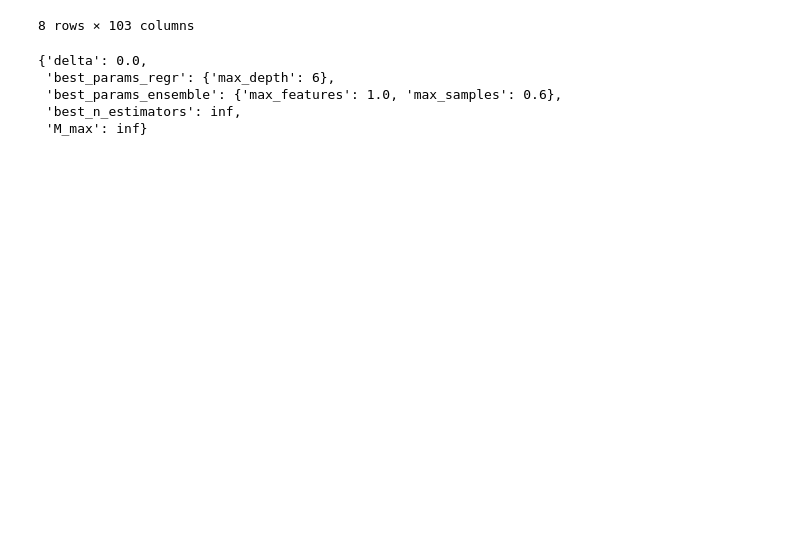
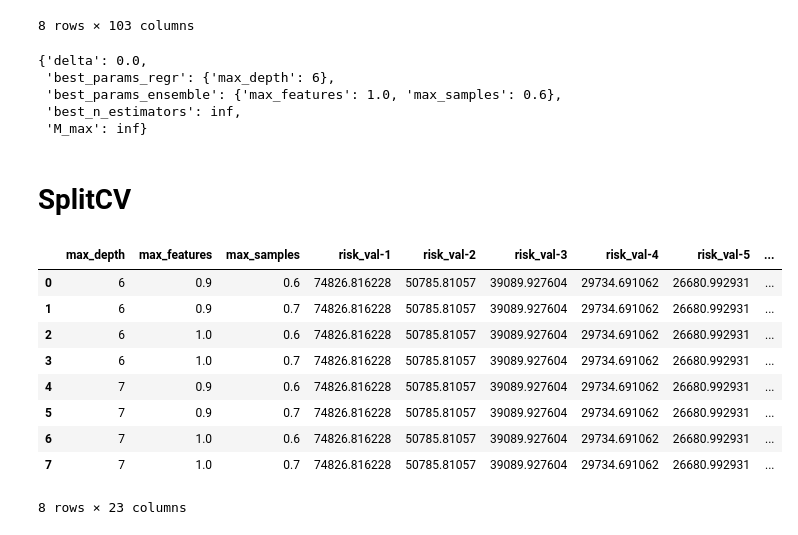
Before and after one commit to jaydu1/ensemble-cross-validation, a Jupyter notebook: demo.ipynb, the cells around one changed output. Cells and saved outputs as stored; diff of their text form; code cells hidden in the pictures; blank space fills up the shorter version.

Commit message:
Add split CV

```diff
--- a/demo.ipynb
+++ b/demo.ipynb
@@ -199,3 +199,24 @@ info_ecv
  'best_params_ensemble': {'max_features': 1.0, 'max_samples': 0.6},
  'best_n_estimators': inf,
  'M_max': inf}
+# %% [markdown]
+# SplitCV
+# %%
+from sklearn_ensemble_cv.cross_validation import splitCV
+res_splitcv, info_splitcv = splitCV(
+        X_train, y_train, DecisionTreeRegressor, grid_regr, grid_ensemble,
+        M=20, return_df=True, random_state=0, test_size=0.25,
+        )
+# %%
+res_splitcv
+# %% [output]
+|  | max_depth | max_features | max_samples | risk_val-1 | risk_val-2 | risk_val-3 | risk_val-4 | risk_val-5 | ... |
+| 0 | 6 | 0.9 | 0.6 | 74826.816228 | 50785.81057 | 39089.927604 | 29734.691062 | 26680.992931 | ... |
+| 1 | 6 | 0.9 | 0.7 | 74826.816228 | 50785.81057 | 39089.927604 | 29734.691062 | 26680.992931 | ... |
+| 2 | 6 | 1.0 | 0.6 | 74826.816228 | 50785.81057 | 39089.927604 | 29734.691062 | 26680.992931 | ... |
+| 3 | 6 | 1.0 | 0.7 | 74826.816228 | 50785.81057 | 39089.927604 | 29734.691062 | 26680.992931 | ... |
+| 4 | 7 | 0.9 | 0.6 | 74826.816228 | 50785.81057 | 39089.927604 | 29734.691062 | 26680.992931 | ... |
+| 5 | 7 | 0.9 | 0.7 | 74826.816228 | 50785.81057 | 39089.927604 | 29734.691062 | 26680.992931 | ... |
+| 6 | 7 | 1.0 | 0.6 | 74826.816228 | 50785.81057 | 39089.927604 | 29734.691062 | 26680.992931 | ... |
+| 7 | 7 | 1.0 | 0.7 | 74826.816228 | 50785.81057 | 39089.927604 | 29734.691062 | 26680.992931 | ... |
+8 rows × 23 columns
```
Also changed, not shown: parts of 7 cells of this notebook, 4 other files.
